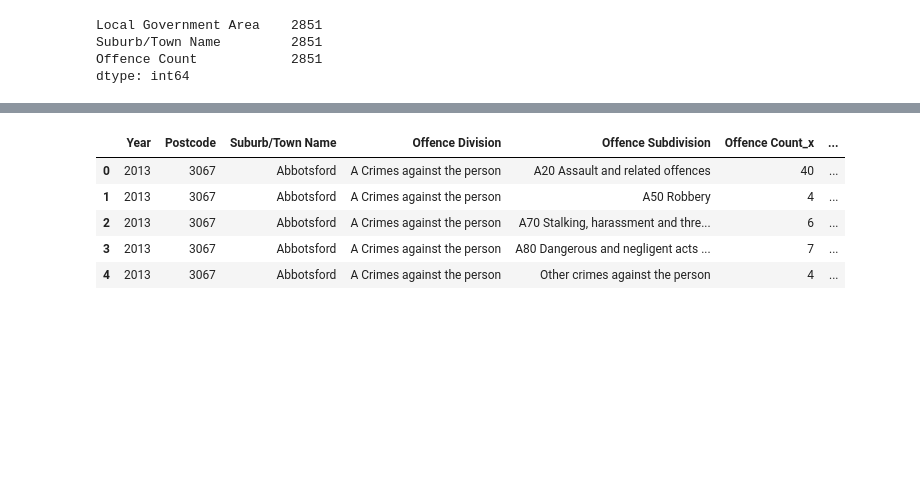
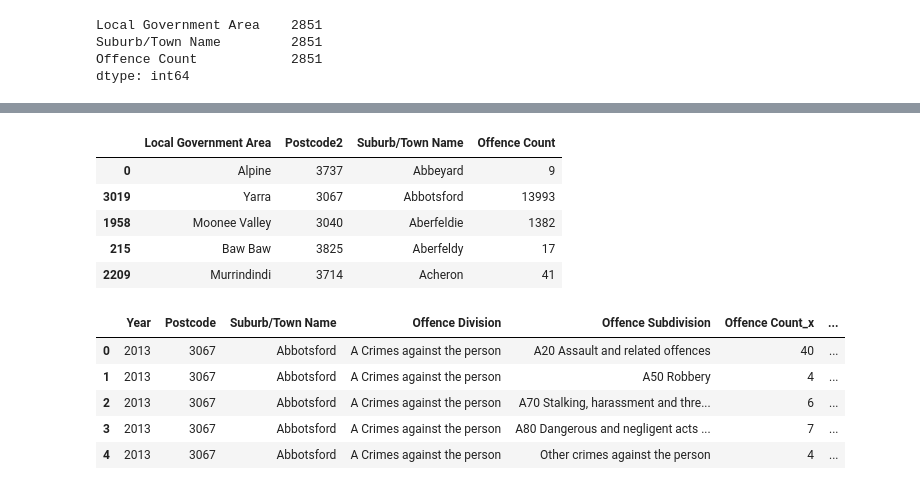
Before and after one commit to rsamma1606/proj-one-group-8, a Jupyter notebook: prj-one_Crime_vs_Property.ipynb, the cells around one changed output, grey strips where cells are left out. Saved outputs shown, nothing was run; the diff lists cells and outputs as text; code cells hidden in the pictures; blank space fills up the shorter version.

```diff
--- a/prj-one_Crime_vs_Property.ipynb
+++ b/prj-one_Crime_vs_Property.ipynb
@@ -79,3 +79,45 @@ Local Government Area    2851
 Suburb/Town Name         2851
 Offence Count            2851
 dtype: int64
+# %%
+# Use AusPost postcode search to add Postcode to Property_Data
+base_url = "https://digitalapi.auspost.com.au/postcode/search.json"
+headers = {"auth-key": api_key}
+
+# Make a copy of Property_Data
+lga_burb_filtered_check = lga_burb_filtered.copy()
+# Empty list to hold postcodes
+postcodes = []
+
+# Loop through Property_Data
+for index, row in lga_burb_filtered_check.iterrows():
+    suburb = lga_burb_filtered_check.loc[index, 'Suburb/Town Name']
+
+    # Define parameters with 'suburb', VIC, no postboxes
+    params = {"q": suburb, "state": "VIC", "excludePostBoxFlag": "true"}
+
+    # Show search going on
+    print(f"Looking up {suburb}...")
+    try:
+        # Make the API request
+        response = requests.get(base_url, headers=headers, params=params).json()
+
+        # Result can be a list of dictionaries or just a single dictionary, depending on whether 'suburb' is unique
+        result = response["localities"]["locality"]
+
+        if isinstance(result, list):
+            # If result is a list, extract postcode from first dictionary
+            postcode = result[0]["postcode"]
+        else:
+            # Otherwise extract postcode from unique dictionary
+            postcode = result["postcode"]
+    except:
+        #If suburb not found return 'Unknown'
+        postcode = "Unknown"
+    # Store returned postcodes in list
+    postcodes.append(postcode)
+    # Show result of search
+    print(f"...found postcode {postcode}")
+
+# Add finished postcode list to Properta_Data after year column and drop old postcode
+lga_burb_filtered_check.insert(1, "Postcode2", postcodes)
@@ -82,2 +143,11 @@ dtype: int64
+# %%
+lga_burb_filtered_check.head()
+# %% [output]
+|  | Local Government Area | Postcode2 | Suburb/Town Name | Offence Count |
+| 0 | Alpine | 3737 | Abbeyard | 9 |
+| 3019 | Yarra | 3067 | Abbotsford | 13993 |
+| 1958 | Moonee Valley | 3040 | Aberfeldie | 1382 |
+| 215 | Baw Baw | 3825 | Aberfeldy | 17 |
+| 2209 | Murrindindi | 3714 | Acheron | 41 |
 # %%
 # Merge LGA column to crime_year_burb_div_sdiv above using Suburb/Town Name
```
Also changed, not shown: parts of 3 cells of this notebook, 10 other files.
